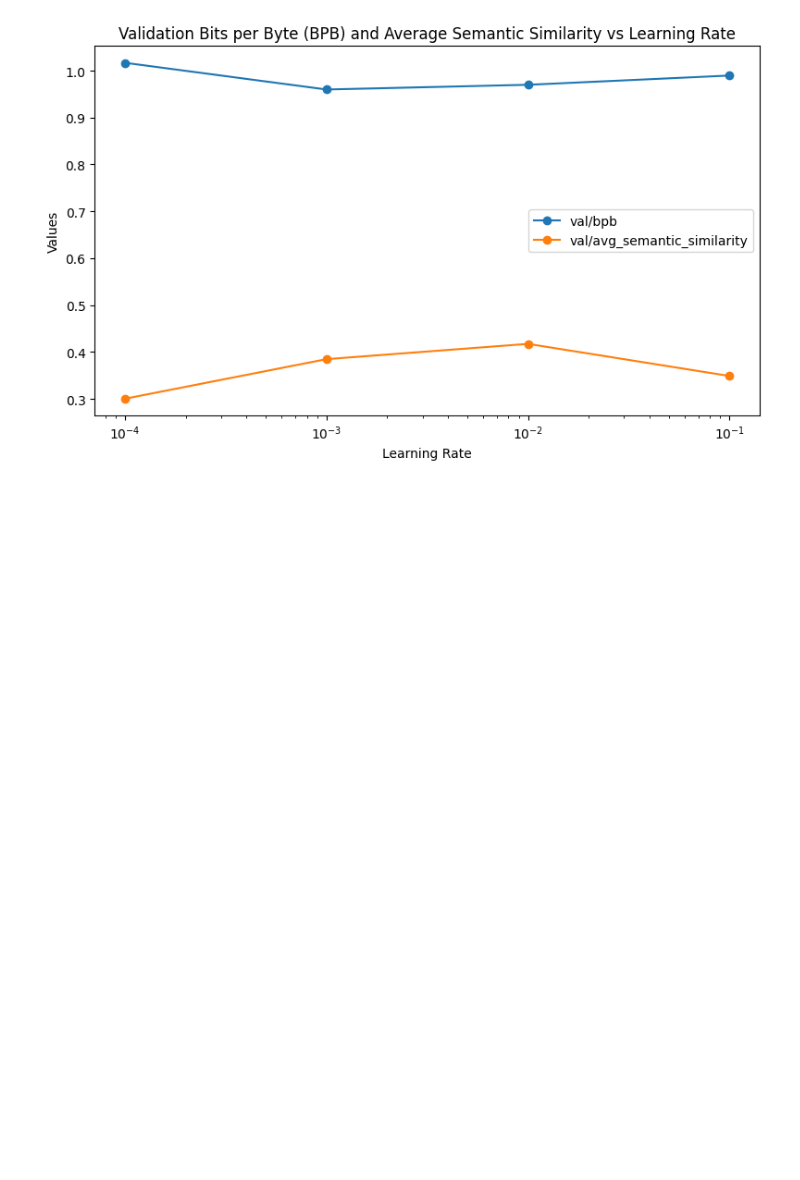
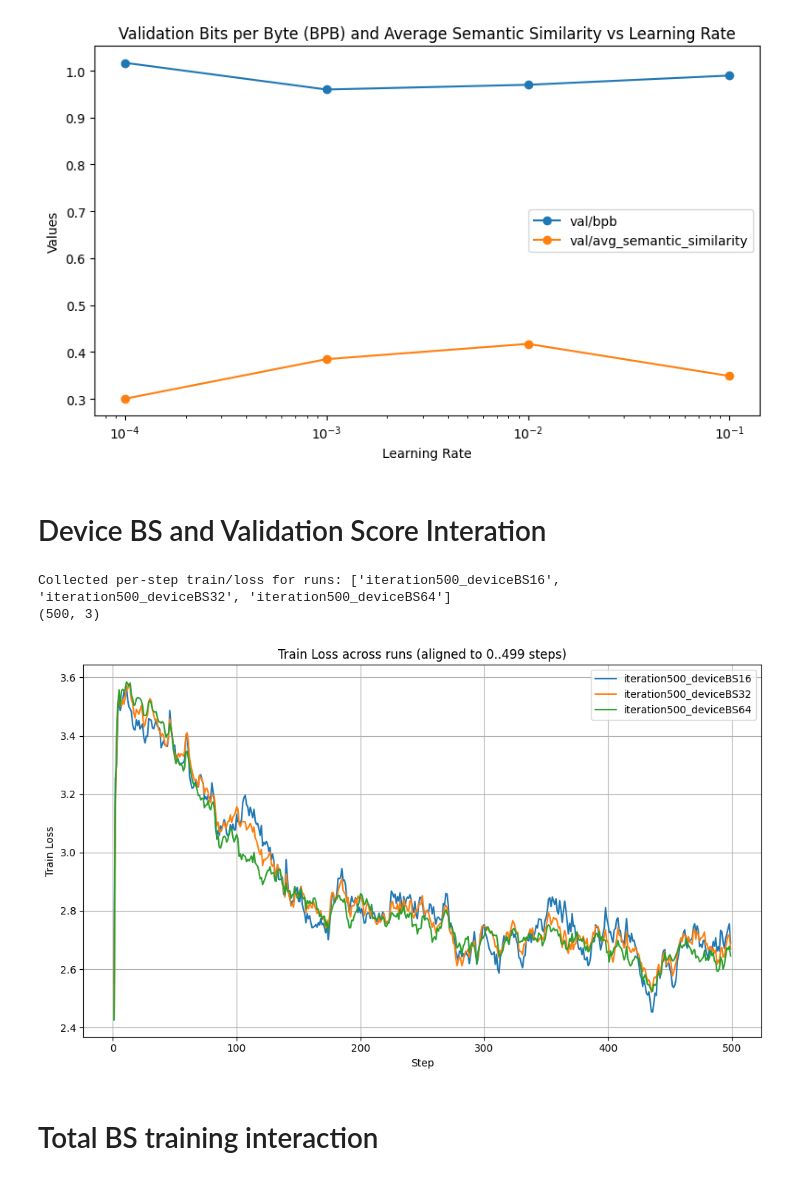
Before and after one commit to AlexanderSwartz/multimodal-nanochat, a Jupyter notebook: scripts/analyze_wandb_runs.ipynb, the cells around one changed output. Cells and saved outputs as stored; diff of their text form; code cells hidden in the pictures; blank space fills up the shorter version.

Commit message:
Total Batch Size Anaylsis

```diff
--- a/scripts/analyze_wandb_runs.ipynb
+++ b/scripts/analyze_wandb_runs.ipynb
@@ -861,3 +862,83 @@ plt.tight_layout()
 plt.show()
 # %% [output]
 [figure]
+# %% [markdown]
+# Device BS and Validation Score Interation
+# %%
+import wandb
+import pandas as pd
+
+# 1. Initialize API and set parameters
+api = wandb.Api()
+project_path = "as7629-columbia-university/Multimodal-Nanochat"
+
+# Replace these with the actual names of the runs you want to compare
+target_run_names = [
+    "iteration500_deviceBS16",
+    "iteration500_deviceBS32",
+    "iteration500_deviceBS64",
+]
+
+# We will fetch per-step history for train/loss and align to a fixed number of steps (e.g., 500)
+desired_steps = 500
+
+# Container to hold stepwise losses for each run
+runs_losses = {}
+
+for name in target_run_names:
+    runs = api.runs(project_path, filters={"display_name": name})
+    if len(runs) == 0:
+        print(f"Warning: No run found with name '{name}'")
+        continue
+    run = runs[0]
+    # Fetch history with explicit keys to speed up retrieval
+    try:
+        history_df = run.history(keys=["train/loss", "_step"])  # may return fewer rows if run ended early
+    except Exception as e:
+        print(f"Failed to fetch history for {name}: {e}")
+        continue
+
+    # Build a step-indexed Series for train/loss; prefer `_step` if available, otherwise use index
+    if "_step" in history_df.columns:
+        series = history_df.set_index("_step")["train/loss"].sort_index()
+    else:
+        series = history_df["train/loss"]
+        series.index = range(len(series))
+
+    # Reindex/align to desired_steps: fill missing steps with NaN so we can plot aligned curves
+    full_index = list(range(desired_steps))
+    series_aligned = series.reindex(full_index)
+    runs_losses[name] = series_aligned
+
+# Save the aligned losses into a DataFrame for downstream plotting
+loss_df = pd.DataFrame(runs_losses)
+# Persist into the notebook namespace
+print("Collected per-step train/loss for runs:", list(runs_losses.keys()))
+print(loss_df.shape)
+# %% [output]
+Collected per-step train/loss for runs: ['iteration500_deviceBS16', 'iteration500_deviceBS32', 'iteration500_deviceBS64']
+(500, 3)
+# %%
+import matplotlib.pyplot as plt
+
+# Ensure loss_df exists from the previous cell
+try:
+    df_plot = loss_df
+except NameError:
+    raise RuntimeError("loss_df not found. Run the previous cell to fetch per-step histories.")
+
+plt.figure(figsize=(10, 6))
+for col in df_plot.columns:
+    plt.plot(df_plot.index, df_plot[col], label=col)
+
+plt.xlabel('Step')
+plt.ylabel('Train Loss')
+plt.title('Train Loss across runs (aligned to 0..499 steps)')
+plt.legend()
+plt.grid(True)
+plt.tight_layout()
+plt.show()
+# %% [output]
+[figure, added]
+# %% [markdown]
+# Total BS training interaction
```
Also changed, not shown: parts of 7 cells of this notebook.
